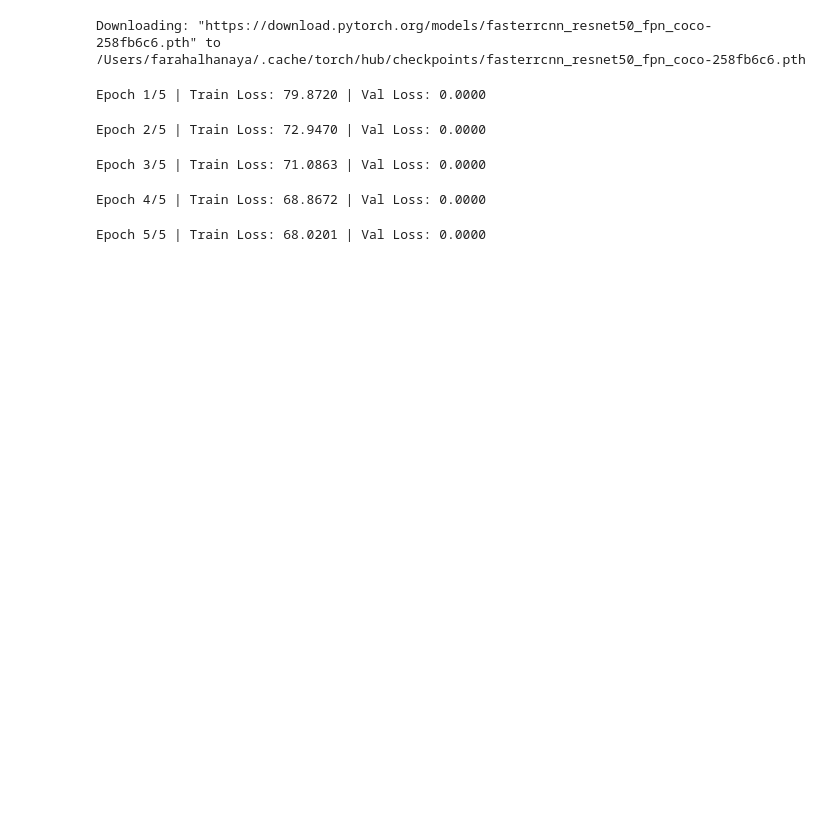
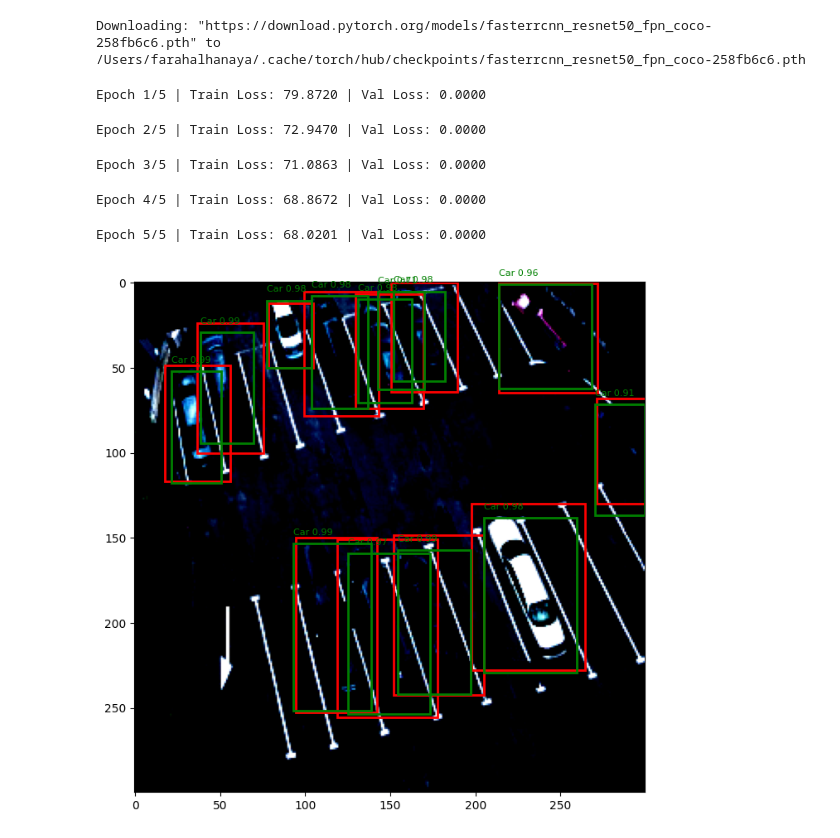
Before and after one commit to Sara-Alo/computer-vision-project-mawqif4, a Jupyter notebook: models_training/mobileNet_Farah.ipynb, the cells around one changed output. Saved outputs shown, nothing was run; the diff lists cells and outputs as text; code cells hidden in the pictures; blank space fills up the shorter version.

```diff
--- a/models_training/mobileNet_Farah.ipynb
+++ b/models_training/mobileNet_Farah.ipynb
@@ -476,6 +472,17 @@ Epoch 2/5 | Train Loss: 72.9470 | Val Loss: 0.0000
 Epoch 3/5 | Train Loss: 71.0863 | Val Loss: 0.0000
 Epoch 4/5 | Train Loss: 68.8672 | Val Loss: 0.0000
 Epoch 5/5 | Train Loss: 68.0201 | Val Loss: 0.0000
+# %%
+model_rcnn.eval()
+images, targets = next(iter(test_loader))
+images = list(img for img in images)
+
+with torch.no_grad():
+    rcnn_preds = model_rcnn(images)
+# %%
+plot_predictions(model_rcnn,images[0], targets[0], rcnn_preds[0], score_thresh=0.5)
+# %% [output]
+[figure, added]
 # %%
 torch.save(model.state_dict(), "mobile_net_car.pth")
 torch.save(model_rcnn.state_dict(), "faster_rcnn_car.pth")
```
Also changed, not shown: parts of 10 cells of this notebook, 1 other file.
